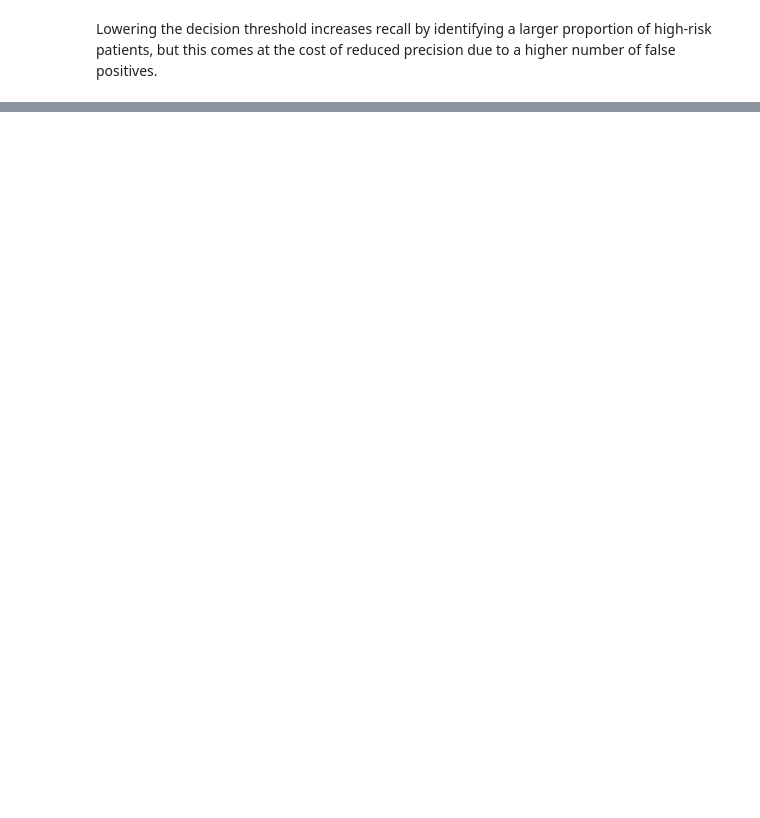
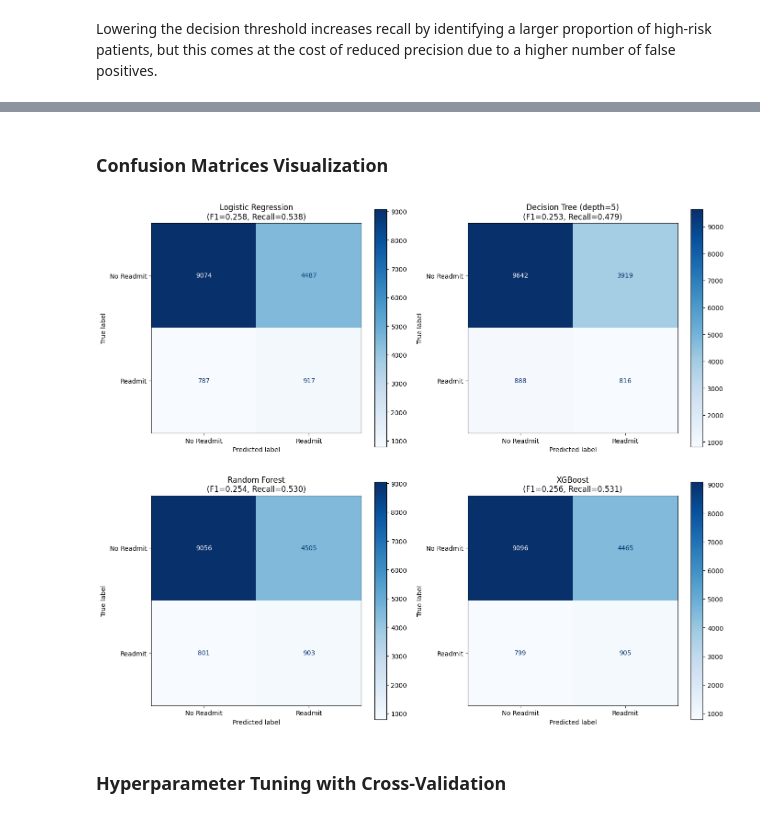
Before and after one commit to Dawit-Bonga/hospital-readmission-risk, a Jupyter notebook: notebooks/03_models.ipynb, the cells around one changed output, grey strips where cells are left out. Cells and saved outputs as stored; diff of their text form; code cells hidden in the pictures; blank space fills up the shorter version.

```diff
--- a/notebooks/03_models.ipynb
+++ b/notebooks/03_models.ipynb
@@ -122,0 +436,28 @@ Lowering the decision threshold increases recall by identifying a larger proport
+# %%
+from xgboost import XGBClassifier
+
+# Calculate the ratio: Negatives / Positives
+# 13561 / 1704 = ~7.95
+ratio = 8
+xgb_pipe = Pipeline(steps=[
+    ("preprocess", preprocess),
+    ("model", XGBClassifier(
+        n_estimators=200,       # Number of trees
+        learning_rate=0.05,     # Step size shrinkage used in update to prevents overfitting
+        max_depth=4,            # Depth of tree
+        random_state=42,
+        n_jobs=-1,              # Use all CPU cores (Much faster!)
+        scale_pos_weight=ratio   # Handle class imbalance
+    ))
+])
+
+xgb_pipe.fit(X_train, y_train)
+
+# Evaluate on Validation data
+print("\n=== XGBOOST: VALIDATION PERFORMANCE ===")
+y_val_pred_xgb = xgb_pipe.predict(X_val)
+y_val_prob_xgb = xgb_pipe.predict_proba(X_val)[:, 1]
+
+print(classification_report(y_val, y_val_pred_xgb))
+print("XGBoost ROC-AUC:", roc_auc_score(y_val, y_val_prob_xgb))
+print("XGBoost PR-AUC (Average Precision):", average_precision_score(y_val, y_val_prob_xgb))
@@ -122,0 +568,20 @@ Lowering the decision threshold increases recall by identifying a larger proport
+# %% [markdown]
+### Confusion Matrices Visualization
+# %%
+# Visualize confusion matrices for all models
+fig, axes = plt.subplots(2, 2, figsize=(14, 12))
+axes = axes.ravel()
+
+for idx, result in enumerate(all_results):
+    cm = confusion_matrix(y_val, result['y_pred'])
+    disp = ConfusionMatrixDisplay(confusion_matrix=cm,
+                                  display_labels=['No Readmit', 'Readmit'])
+    disp.plot(ax=axes[idx], cmap='Blues', values_format='d')
+    axes[idx].set_title(f"{result['Model']}\n(F1={result['F1-Score']:.3f}, Recall={result['Recall']:.3f})")
+
+plt.tight_layout()
+plt.show()
+# %% [output]
+[figure, added]
+# %% [markdown]
+### Hyperparameter Tuning with Cross-Validation
```
Also changed, not shown: parts of 27 cells of this notebook, 3 other files.
